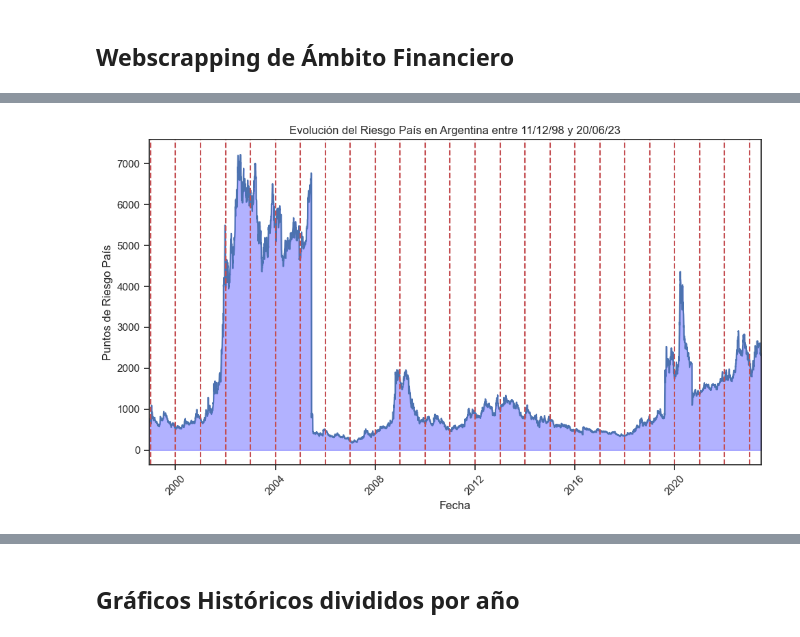
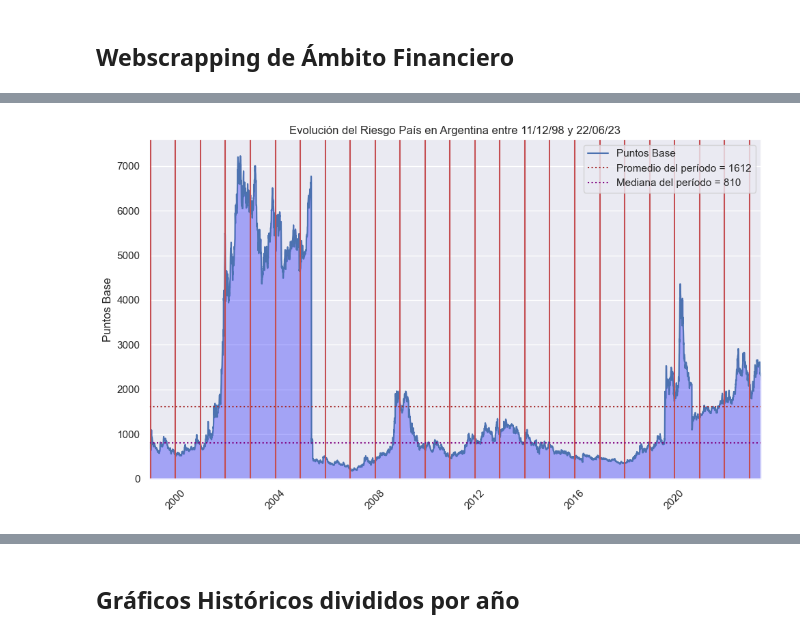
Before and after one commit to mauroemartinez/Riesgo_pais_scrapping, a Jupyter notebook: Riesgo_pais_scrapping.ipynb, the cells around one changed output, grey strips where cells are left out. Cells and saved outputs as stored; diff of their text form; code cells hidden in the pictures.

Commit message:
Add files via upload
Actualización con perfeccionamiento de gráficos.

```diff
--- a/Riesgo_pais_scrapping.ipynb
+++ b/Riesgo_pais_scrapping.ipynb
@@ -98,41 +95,77 @@ La duración de la ejecución total fue de: 14.91 segundos.
 # %%
-import matplotlib.pyplot as plt
-import seaborn as sns
-
-# Formatear fechas y puntos
-riesgo_pais_df['Fecha'] = pd.to_datetime(riesgo_pais_df['Fecha'])
-riesgo_pais_df['Puntos'] = pd.to_numeric(riesgo_pais_df['Puntos'])
-
-# Crear figura y ejes
+# Elegir estilo y crear figura
+sns.set(style="darkgrid")
 fig, ax = plt.subplots(figsize=(10, 6))
-sns.set(style="ticks")
 
 # Graficar línea
-sns.lineplot(data=riesgo_pais_df, x='Fecha', y='Puntos', color='b', ax=ax)
-fecha_min = riesgo_pais_df['Fecha'].min()
-fecha_max = riesgo_pais_df['Fecha'].max()
+sns.lineplot(
+    data=riesgo_pais_df, x="Fecha", y="Puntos", color="b", ax=ax, label="Puntos Base"
+)
+
+fecha_min = riesgo_pais_df["Fecha"].min()
+fecha_max = riesgo_pais_df["Fecha"].max()
 
 # Configurar ejes
-ax.set_xlabel('')
-ax.set_ylabel('Puntos Base')
-ax.set_title(f'Evolución del Riesgo País en Argentina entre {fecha_min.strftime("%d/%m/%y")} y {fecha_max.strftime("%d/%m/%y")}')
+ax.set_xlabel("")
+ax.set_ylabel("Puntos Base")
+ax.set_title(
+    f'Evolución del Riesgo País en Argentina entre {fecha_min.strftime("%d/%m/%y")} y {fecha_max.strftime("%d/%m/%y")}'
+)
 
-# Agregar líneas verticales punteadas rojas en el primer día del primer mes de cada año
-for year in range(riesgo_pais_df['Fecha'].min().year, riesgo_pais_df['Fecha'].max().year + 2):
-    date = pd.to_datetime(f'01/01/{year}', format='%d/%m/%Y')
-    ax.axvline(date, color='r', linestyle='--')
+# Líneas verticales rojas al comenzar cada año
+for year in range(
+    riesgo_pais_df["Fecha"].min().year, riesgo_pais_df["Fecha"].max().year + 2
+):
+    date = pd.to_datetime(f"01/01/{year}", format="%d/%m/%Y")
+    ax.axvline(date, color="r", linestyle="-")
 
-# Ajustamos los límites
+# Ajustamos los límites del eje x e y
 ax.set_xlim(fecha_min, fecha_max)
+ax.set_ylim(0, riesgo_pais_df["Puntos"].max() * 1.05)
+
 
 # Rotar etiquetas del eje X para mayor legibilidad
 plt.xticks(rotation=45)
 
 # Rellenamos el espacio hacia abajo
-plt.fill_between(riesgo_pais_df["Fecha"], riesgo_pais_df["Puntos"], color="blue", alpha=0.3)
+plt.fill_between(
+    riesgo_pais_df["Fecha"], riesgo_pais_df["Puntos"], color="blue", alpha=0.3
+)
 
+# Linea promedio total horizontal
+promedio_periodo = riesgo_pais_df["Puntos"].mean()
+ax.axhline(
+    promedio_periodo,
+    color="brown",
+    linestyle=":",
+    label=f"Promedio del período = {promedio_periodo:.0f}",
+)
+
+# Linea mediana total horizontal
+mediana_periodo = riesgo_pais_df["Puntos"].median()
+ax.axhline(
+    mediana_periodo,
+    color="purple",
+    linestyle=":",
+    label=f"Mediana del período = {mediana_periodo:.0f}",
+)
+
+# Activar leyenda
+plt.legend()
+
+# Descargar gráfico
+plt.savefig(
+    f'Riesgo País Histórico {fecha_min.strftime("%d-%m-%y")} a {fecha_max.strftime("%d-%m-%y")}.jpg'
+)
 # Mostrar gráfico
 plt.tight_layout()
 plt.show()
+
+# Imprimir tiempo de ejecución
+print(
+    f"""
+La duración de la ejecución total fue de: {time.perf_counter() - comienzo:.2f} segundos.
+"""
+)
 # %% [output]
-[figure, old version]
+[figure, new version]
```
Also changed, not shown: parts of 4 cells of this notebook.
